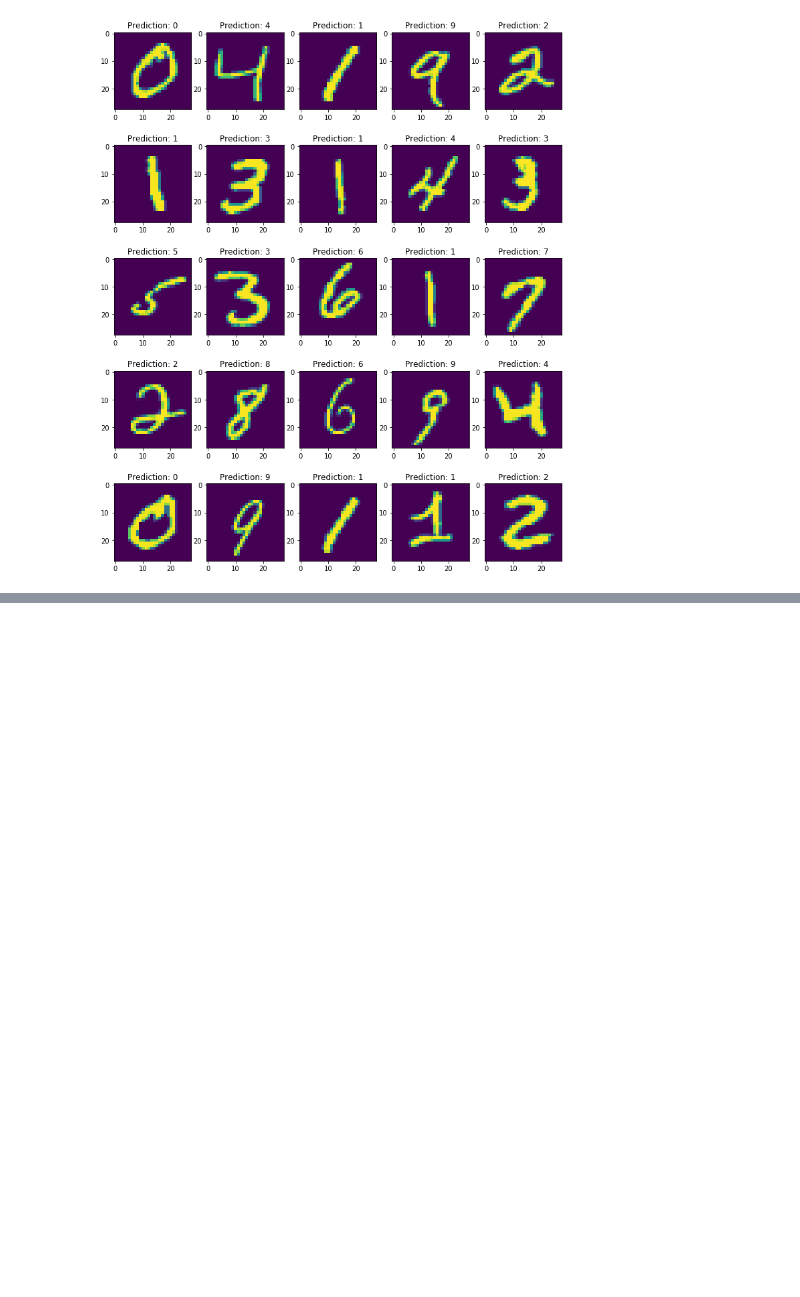
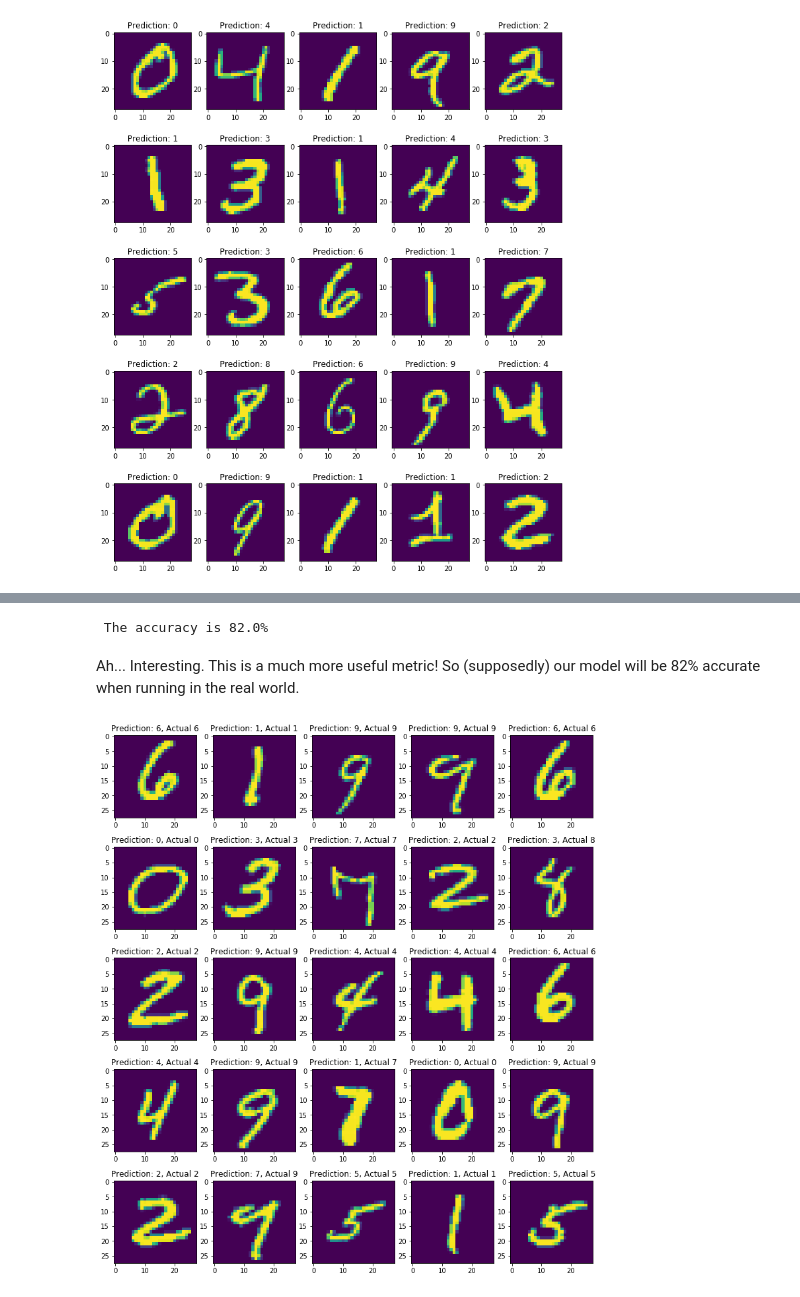
Before and after one commit to josiahls/PyTorchTensorflowImageML, a Jupyter notebook: pytorch_tensorflow_image_ml/notebooks/pytorch_analysis.ipynb, the cells around one changed output, grey strips where cells are left out. Saved outputs shown, nothing was run; the diff lists cells and outputs as text; code cells hidden in the pictures; blank space fills up the shorter version.

```diff
--- a/pytorch_tensorflow_image_ml/notebooks/pytorch_analysis.ipynb
+++ b/pytorch_tensorflow_image_ml/notebooks/pytorch_analysis.ipynb
@@ -541,0 +598,25 @@ predictions = model(x_tensor)
+# %%
+model = torch.nn.Sequential(
+    torch.nn.Linear(x.shape[1], 128),
+    torch.nn.Tanh(),
+    torch.nn.Linear(128, y.shape[1]),
+)
+for t in range(epochs):
+    print(f' Epoch {t}')
+    losses = []
+    for batch in range(0, training_y.shape[0], batch_size):
+        batch_x = training_x[batch_indices[batch:batch+batch_size]]
+        batch_y = training_y[batch_indices[batch:batch+batch_size]]
+        y_pred = model(batch_x)
+
+        loss = loss_fn(y_pred, batch_y)
+        losses.append(loss.detach())
+
+        model.zero_grad()
+
+        loss.backward()
+
+        with torch.no_grad():
+            for param in model.parameters():
+                param -= learning_rate * param.grad
+    print(f' Average Loss {np.average(losses)}')
@@ -541,0 +641,28 @@ predictions = model(x_tensor)
+# %%
+# Lets see the accuracy score of images that our model has never seen!
+with torch.no_grad():
+    prediction_labels = np.argmax(model(test_x).numpy(), axis=1)
+    actual_labels = np.argmax(test_y.numpy(), axis=1)
+    # Count how many were correct (model predicts 5, actual is 5, awesome its correct!)
+    accuracy = np.sum(prediction_labels == actual_labels) / np.size(actual_labels)
+    print(f' The accuracy is {accuracy * 100}%')
+# %% [output]
+ The accuracy is 82.0%
+# %% [markdown]
+Ah... Interesting. This is a much more useful metric! So (supposedly) our model will be 82% accurate when running in the real world.
+# %%
+mpl.rcParams['figure.figsize'] = (13,15)
+# Lets look at a bunch of them
+fig  = plt.Figure()
+plt.xticks([])
+plt.yticks([])
+plt.grid(False)
+with torch.no_grad():
+    for i, some_sample_x in enumerate(test_x[:25].clone().detach()):
+        plt.subplot(5, 5, i+1)
+        prediction = model(torch.tensor(some_sample_x).float().reshape(1, -1))
+        plt.title(f'Prediction: {np.argmax(prediction.clone().detach())}, Actual {np.argmax(test_y[i])}')
+        plt.imshow(some_sample_x.reshape(28, 28))
+plt.show()
+# %% [output]
+[figure, added]
```
Also changed, not shown: parts of 18 cells of this notebook.
